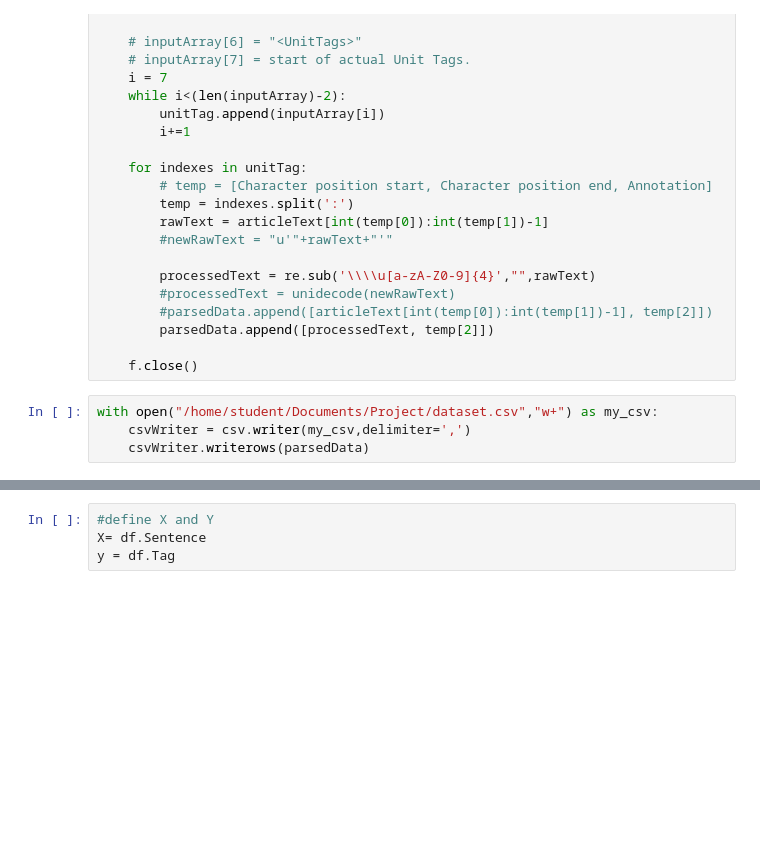
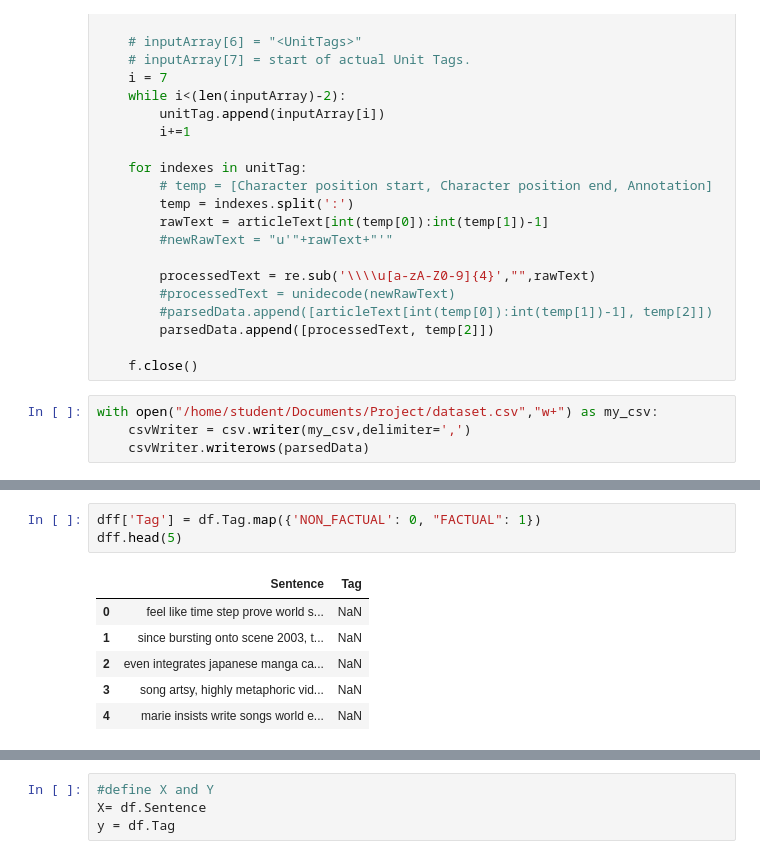
Before and after one commit to CarolineLiong/Fact-vs-Opinion-Articles, a Jupyter notebook: CSCI 183 Project .ipynb, the cells around one changed output, grey strips where cells are left out. Cells and saved outputs as stored; diff of their text form; blank space fills up the shorter version.

```diff
--- a/CSCI 183 Project .ipynb
+++ b/CSCI 183 Project .ipynb
@@ -109,0 +181,10 @@ df.head(5)
+# %%
+dff['Tag'] = df.Tag.map({'NON_FACTUAL': 0, "FACTUAL": 1})
+dff.head(5)
+# %% [output]
+|  | Sentence | Tag |
+| 0 | feel like time step prove world s... | NaN |
+| 1 | since bursting onto scene 2003, t... | NaN |
+| 2 | even integrates japanese manga ca... | NaN |
+| 3 | song artsy, highly metaphoric vid... | NaN |
+| 4 | marie insists write songs world e... | NaN |
```
Also changed, not shown: parts of 30 cells of this notebook.
